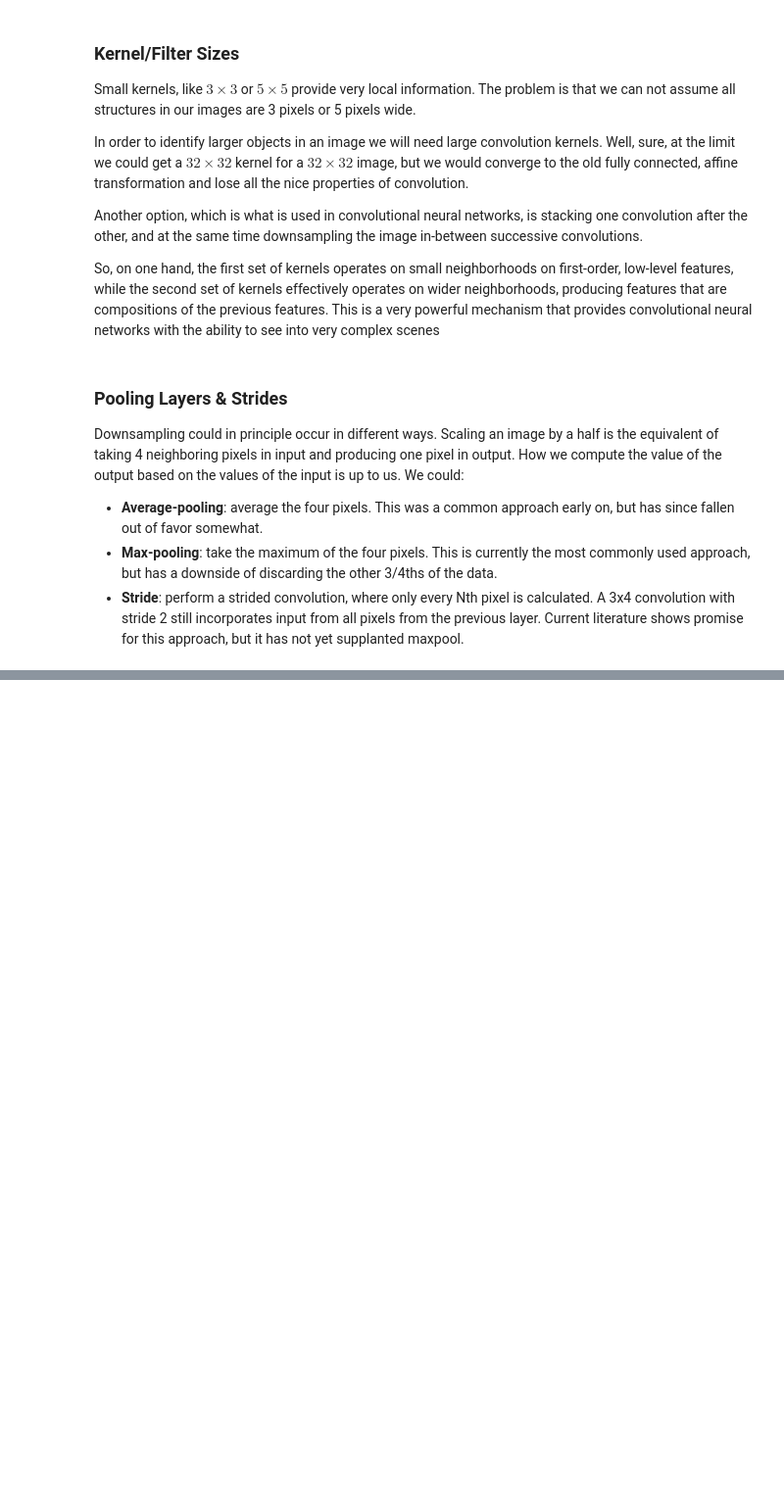
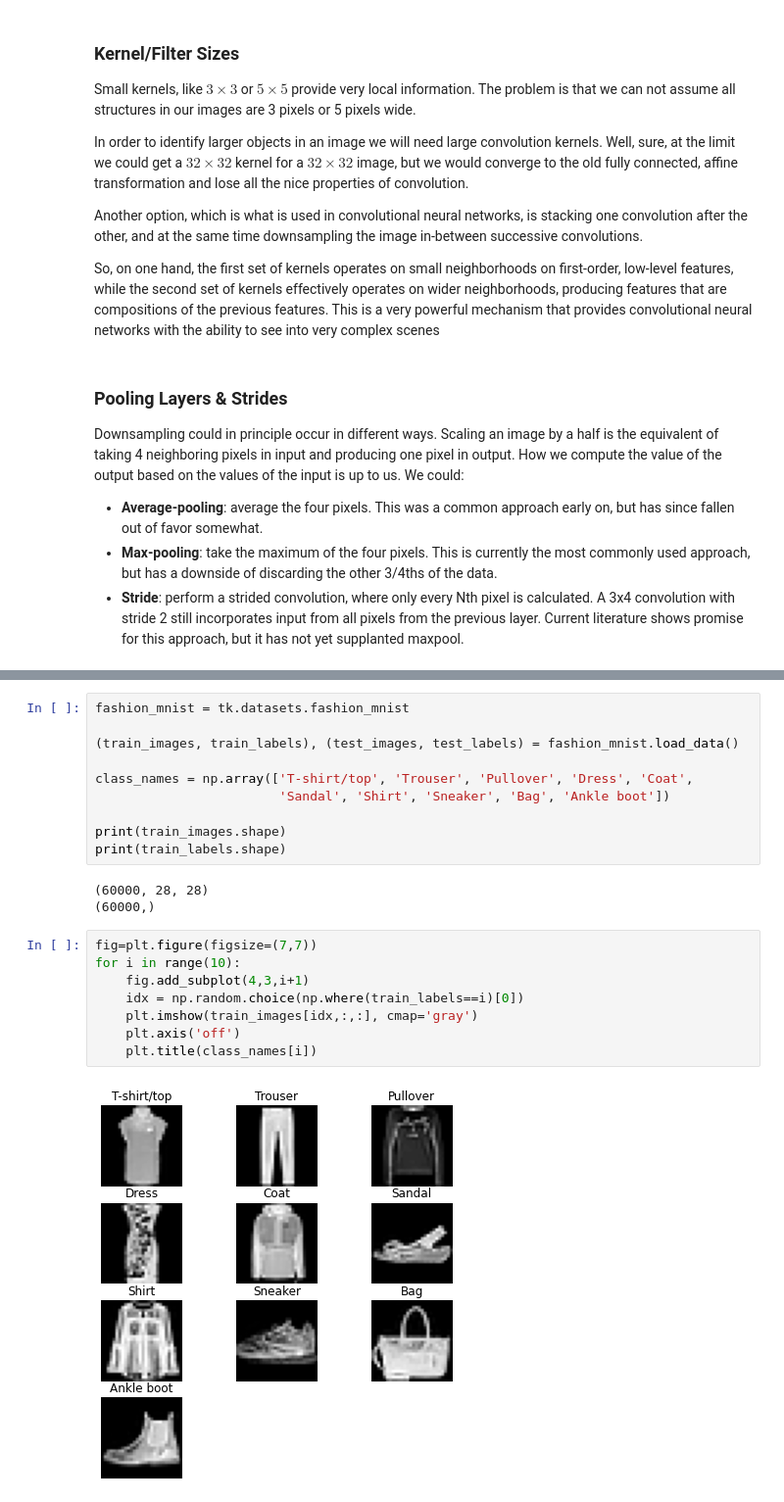
Before and after one commit to Spring2022IndependentStudy/WeeklyNotes, a Jupyter notebook: Unit 2/Unit 2 - Convolution.ipynb, the cells around one changed output, grey strips where cells are left out. Shown: that part at 98% size. Saved outputs shown, nothing was run; the diff lists cells and outputs as text; blank space fills up the shorter version.

```diff
--- a/Unit 2/Unit 2 - Convolution.ipynb
+++ b/Unit 2/Unit 2 - Convolution.ipynb
@@ -117,0 +188,23 @@ Downsampling could in principle occur in different ways. Scaling an image by a h
+# %%
+fashion_mnist = tk.datasets.fashion_mnist
+
+(train_images, train_labels), (test_images, test_labels) = fashion_mnist.load_data()
+
+class_names = np.array(['T-shirt/top', 'Trouser', 'Pullover', 'Dress', 'Coat',
+                        'Sandal', 'Shirt', 'Sneaker', 'Bag', 'Ankle boot'])
+
+print(train_images.shape)
+print(train_labels.shape)
+# %% [output]
+(60000, 28, 28)
+(60000,)
+# %%
+fig=plt.figure(figsize=(7,7))
+for i in range(10):
+    fig.add_subplot(4,3,i+1)
+    idx = np.random.choice(np.where(train_labels==i)[0])
+    plt.imshow(train_images[idx,:,:], cmap='gray')
+    plt.axis('off')
+    plt.title(class_names[i])
+# %% [output]
+[figure, added]
```
Also changed, not shown: parts of 12 cells of this notebook, 1 other file.
